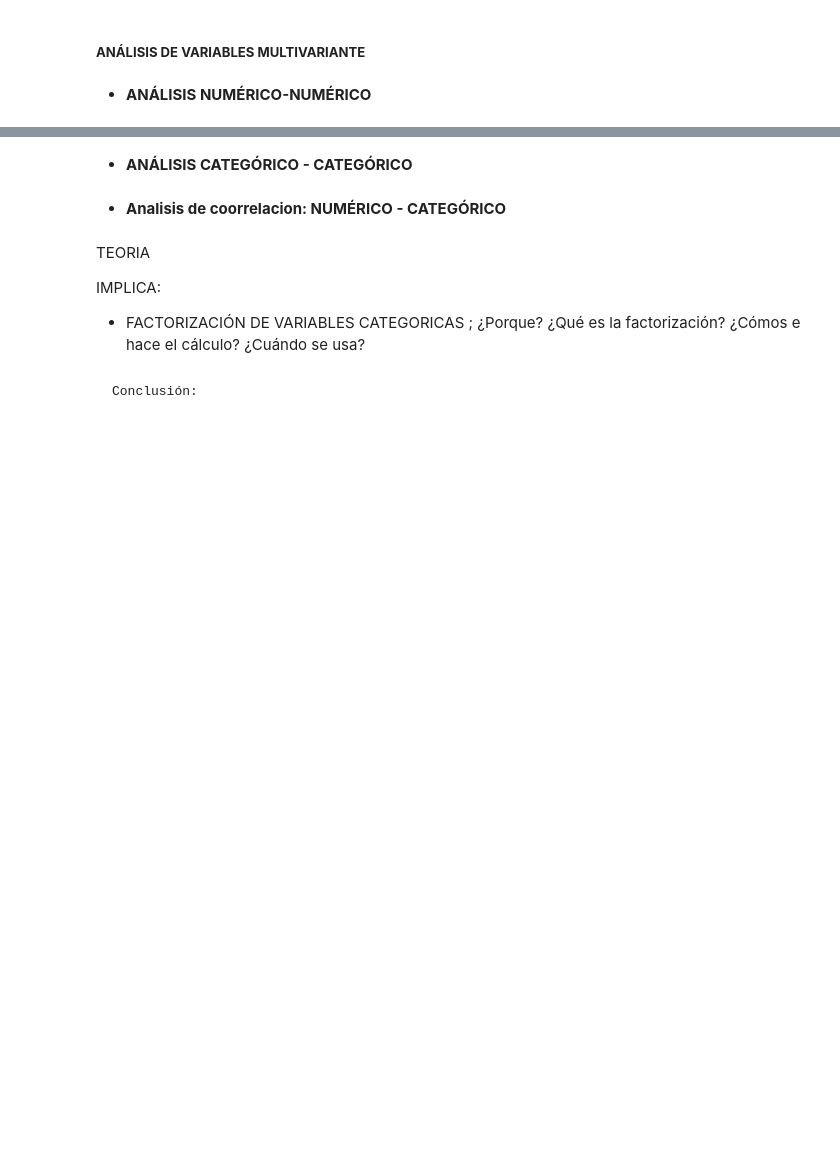
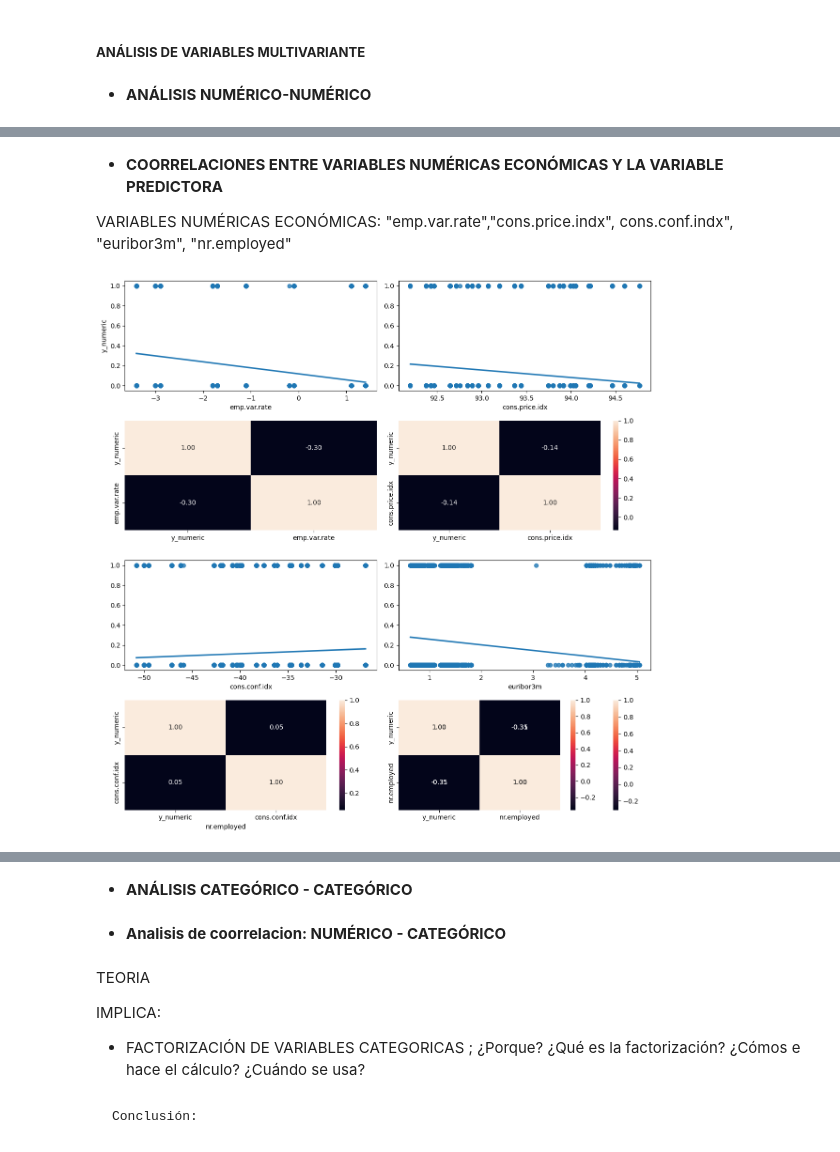
Before and after one commit to Tong837/1st-Algor.-Opt., a Jupyter notebook: src/explore.ipynb, the cells around one changed output, grey strips where cells are left out. Drawn from its saved outputs; the diff is of its cells as text; code cells hidden in the pictures; blank space fills up the shorter version.

```diff
--- a/src/explore.ipynb
+++ b/src/explore.ipynb
@@ -264,0 +554,30 @@ plt.show()
+# %% [markdown]
+- **COORRELACIONES ENTRE VARIABLES NUMÉRICAS ECONÓMICAS Y LA VARIABLE PREDICTORA**
+
+VARIABLES NUMÉRICAS ECONÓMICAS: "emp.var.rate","cons.price.indx", cons.conf.indx", "euribor3m", "nr.employed"
+# %%
+fig, axis = plt.subplots(4, 2, figsize = (12, 12))
+
+
+sns.regplot(ax = axis[0, 0], data = ds, x = "emp.var.rate", y = "y_numeric")
+sns.heatmap(ds[["y_numeric", "emp.var.rate"]].corr(), annot = True, fmt = ".2f", ax = axis[1, 0], cbar = False)
+
+sns.regplot(ax = axis[0, 1], data = ds, x = "cons.price.idx", y = "y_numeric").set(ylabel=None)
+sns.heatmap(ds[["y_numeric", "cons.price.idx"]].corr(), annot = True, fmt = ".2f", ax = axis[1, 1])
+
+sns.regplot(ax = axis[2, 0], data = ds, x = "cons.conf.idx", y = "y_numeric").set(ylabel=None)
+sns.heatmap(ds[["y_numeric", "cons.conf.idx"]].corr(), annot = True, fmt = ".2f", ax = axis[3, 0])
+
+sns.regplot(ax = axis[2, 1], data = ds, x = "euribor3m", y = "y_numeric").set(ylabel=None)
+sns.heatmap(ds[["y_numeric", "euribor3m"]].corr(), annot = True, fmt = ".2f", ax = axis[3, 1])
+
+sns.regplot(ax = axis[3, 0], data = ds, x = "nr.employed", y = "y_numeric").set(ylabel=None)
+sns.heatmap(ds[["y_numeric", "nr.employed"]].corr(), annot = True, fmt = ".2f", ax = axis[3, 1])
+
+
+
+plt.tight_layout()
+
+plt.show()
+# %% [output]
+[figure, added]
```
Also changed, not shown: parts of 67 cells of this notebook.
